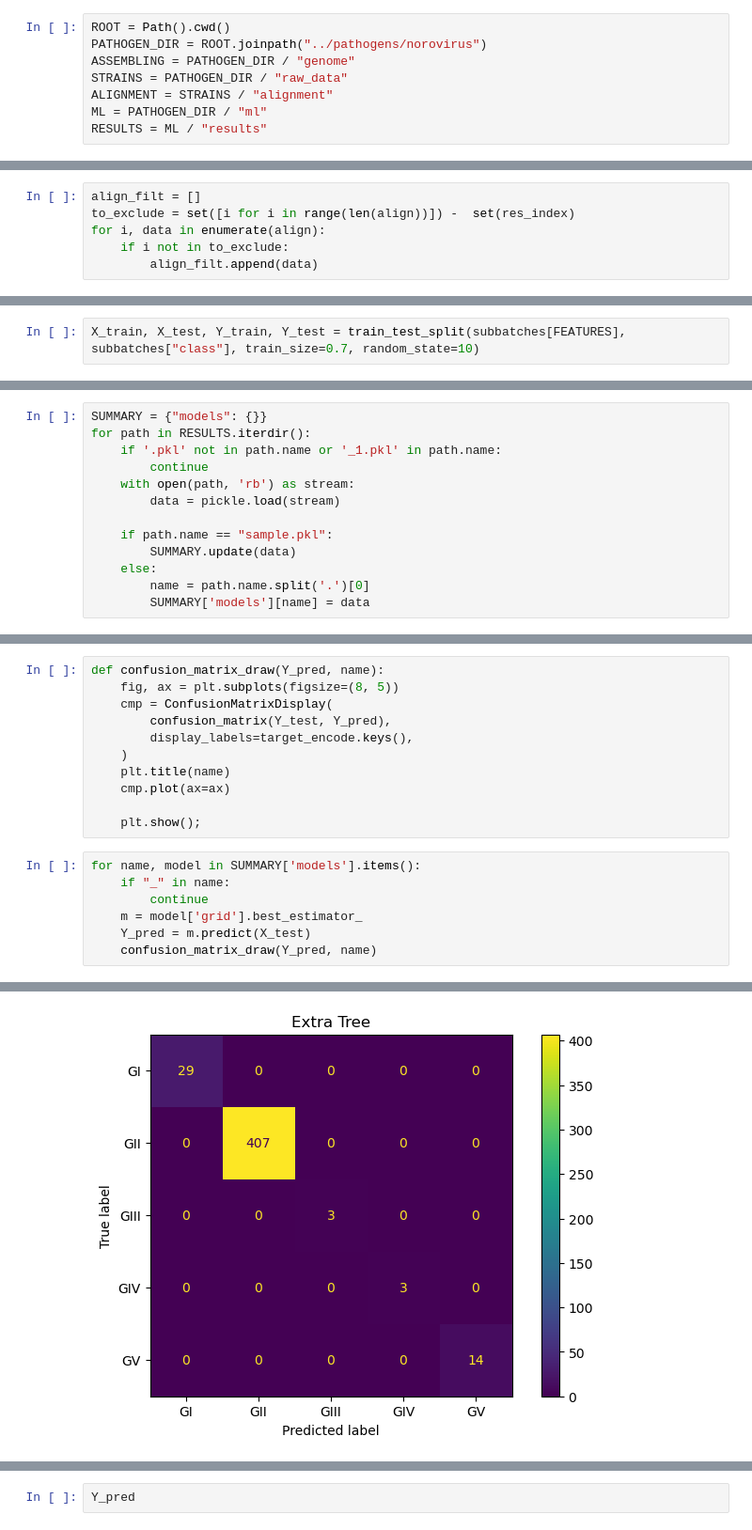
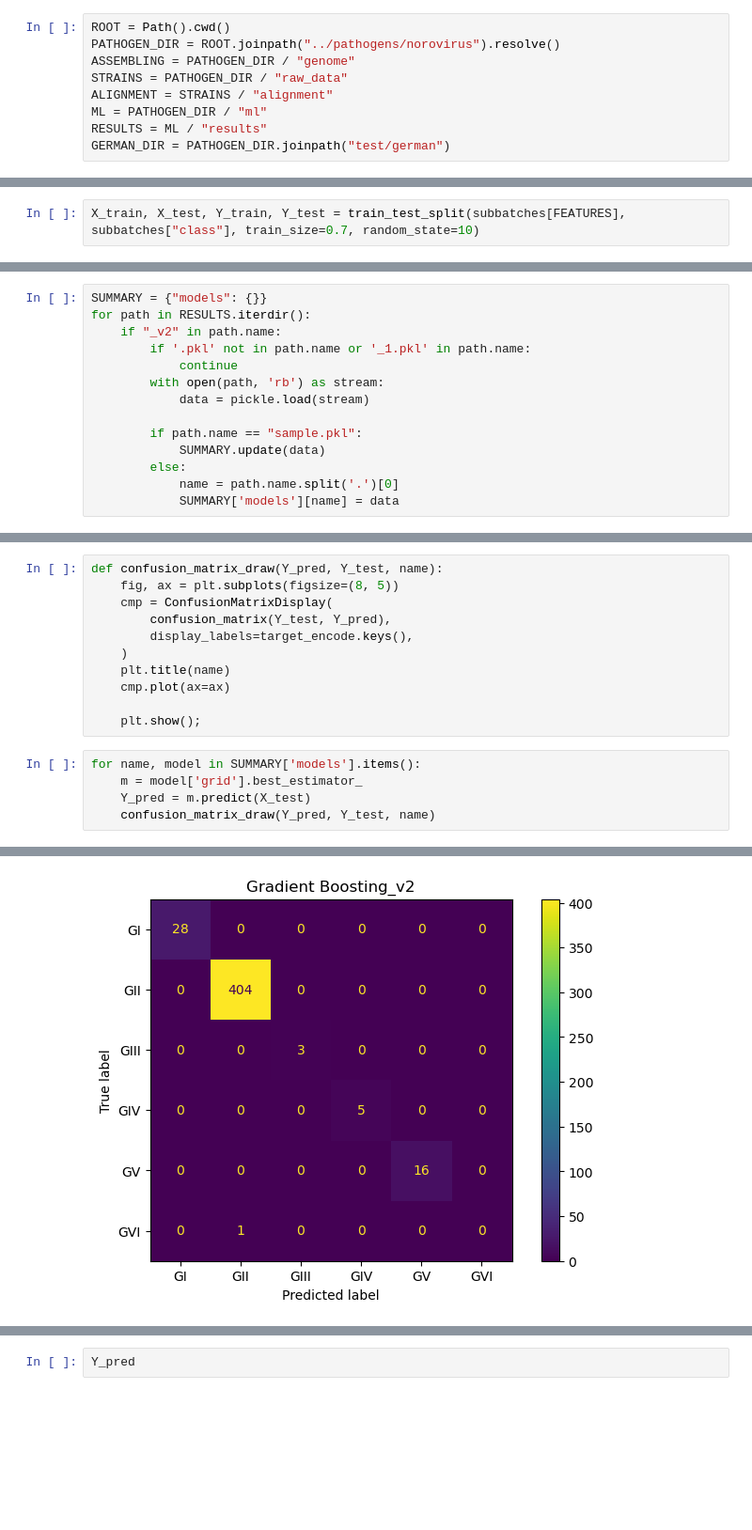
Before and after one commit to magletdinov/pathogen_classifier, a Jupyter notebook: scripts/ML.ipynb, the cells around one changed output, grey strips where cells are left out. Shown at 94% size. Cells and saved outputs as stored; diff of their text form; blank space fills up the shorter version.

```diff
--- a/scripts/ML.ipynb
+++ b/scripts/ML.ipynb
@@ -33,12 +33,13 @@ from sklearn.metrics import confusion_matrix, ConfusionMatrixDisplay
 from joblib import Parallel, delayed
 # %%
 ROOT = Path().cwd()
-PATHOGEN_DIR = ROOT.joinpath("../pathogens/norovirus")
+PATHOGEN_DIR = ROOT.joinpath("../pathogens/norovirus").resolve()
 ASSEMBLING = PATHOGEN_DIR / "genome"
 STRAINS = PATHOGEN_DIR / "raw_data"
 ALIGNMENT = STRAINS / "alignment"
 ML = PATHOGEN_DIR / "ml"
 RESULTS = ML / "results"
+GERMAN_DIR = PATHOGEN_DIR.joinpath("test/german")
 # %%
 for i in ROOT, ASSEMBLING, STRAINS, ALIGNMENT, ML, RESULTS:
     i.mkdir(exist_ok=True)
@@ -280,6 +193,0 @@ PosixPath('/export/home/agletdinov/work/git_projects/pathogen_classifier/scripts
-# %%
-align_filt = []
-to_exclude = set([i for i in range(len(align))]) -  set(res_index)
-for i, data in enumerate(align):
-    if i not in to_exclude:
-        align_filt.append(data)
@@ -548,16 +418,17 @@ IOStream.flush timed out
 # %%
 SUMMARY = {"models": {}}
 for path in RESULTS.iterdir():
-    if '.pkl' not in path.name or '_1.pkl' in path.name:
-        continue
-    with open(path, 'rb') as stream:
-        data = pickle.load(stream)
+    if "_v2" in path.name:
+        if '.pkl' not in path.name or '_1.pkl' in path.name:
+            continue
+        with open(path, 'rb') as stream:
+            data = pickle.load(stream)
 
-    if path.name == "sample.pkl":
-        SUMMARY.update(data)
-    else:
-        name = path.name.split('.')[0]
-        SUMMARY['models'][name] = data
+        if path.name == "sample.pkl":
+            SUMMARY.update(data)
+        else:
+            name = path.name.split('.')[0]
+            SUMMARY['models'][name] = data
 # %%
 SUMMARY['models'].keys()
 # %% [output]
@@ -565,5 +436,5 @@ dict_keys(['Decision Tree', 'Extra Tree', 'Random Forest', 'Gradient Boosting'])
 # %%
-def confusion_matrix_draw(Y_pred, name):
+def confusion_matrix_draw(Y_pred, Y_test, name):
     fig, ax = plt.subplots(figsize=(8, 5))
     cmp = ConfusionMatrixDisplay(
         confusion_matrix(Y_test, Y_pred),
@@ -575,9 +446,7 @@ def confusion_matrix_draw(Y_pred, name):
     plt.show();
 # %%
 for name, model in SUMMARY['models'].items():
-    if "_" in name:
-        continue
     m = model['grid'].best_estimator_
     Y_pred = m.predict(X_test)
-    confusion_matrix_draw(Y_pred, name)
+    confusion_matrix_draw(Y_pred, Y_test, name)
 # %% [output]
@@ -585 +454 @@ for name, model in SUMMARY['models'].items():
-[figure, old version]
+[figure, new version]
```
Also changed, not shown: parts of 53 cells of this notebook, 6 other files.
